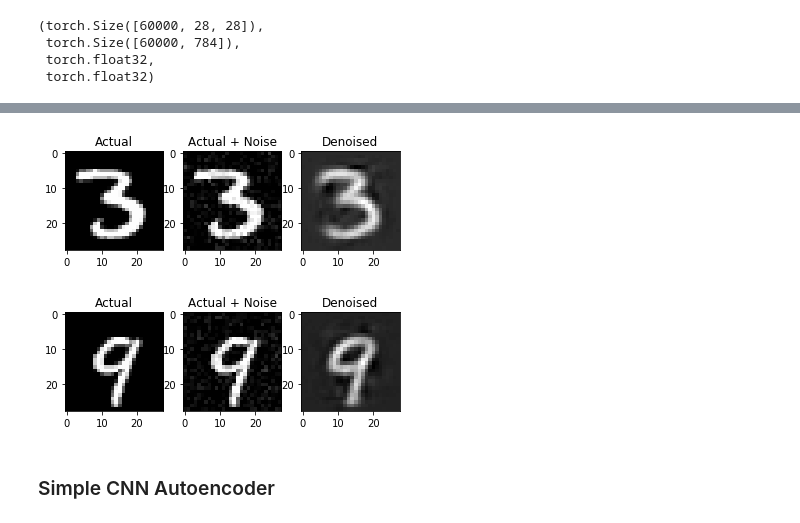
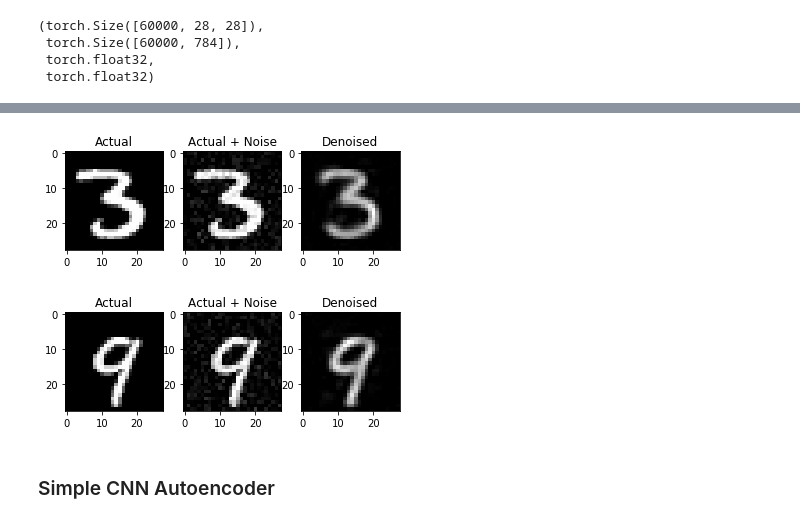
Before and after one commit to nateandre/Machine-Learning, a Jupyter notebook: autoencoders/Denoising_autoencoder.ipynb, the cells around one changed output, grey strips where cells are left out. Saved outputs shown, nothing was run; the diff lists cells and outputs as text; code cells hidden in the pictures.

```diff
--- a/autoencoders/Denoising_autoencoder.ipynb
+++ b/autoencoders/Denoising_autoencoder.ipynb
@@ -121,28 +121,29 @@ Epoch 30 loss: 1002.7434692382812
 # %%
 # training set example, using the simple denoising autoencoder
 img_i = 12
 example = x_train[img_i]
 example_w_noise = x_train_w_noise[img_i]
 with torch.no_grad():
     torch_example = torch.from_numpy(example_w_noise)
     torch_example = torch_example.float()
     torch_example = torch_example.unsqueeze(0)
     out = net.forward(torch_example) # denoised from the model
     out = out.numpy()
+    out = np.maximum(0,out)
     out.shape = (28,28)
 
 plt.subplot(1,3,1)
 plt.title("Actual")
 plt.imshow(example,cmap="gray")
 plt.subplot(1,3,2)
 plt.title("Actual + Noise")
 plt.imshow(example_w_noise,cmap="gray")
 plt.subplot(1,3,3)
 plt.title("Denoised")
 plt.imshow(out,cmap="gray")
 plt.show()
 # %% [output]
-[figure, old version]
+[figure, new version]
 # %%
 # testing set example, using the simple denoising autoencoder
 img_i = 12
@@ -154,6 +155,7 @@ with torch.no_grad():
     torch_example = torch_example.unsqueeze(0)
     out = net.forward(torch_example) # denoised from the model
     out = out.numpy()
+    out = np.maximum(0,out)
     out.shape = (28,28)
 
 plt.subplot(1,3,1)
@@ -167,7 +169,7 @@ plt.title("Denoised")
 plt.imshow(out,cmap="gray")
 plt.show()
 # %% [output]
-[figure, old version]
+[figure, new version]
 # %% [markdown]
 ### Simple CNN Autoencoder
 # %%
```
Also changed, not shown: parts of 5 cells of this notebook.
